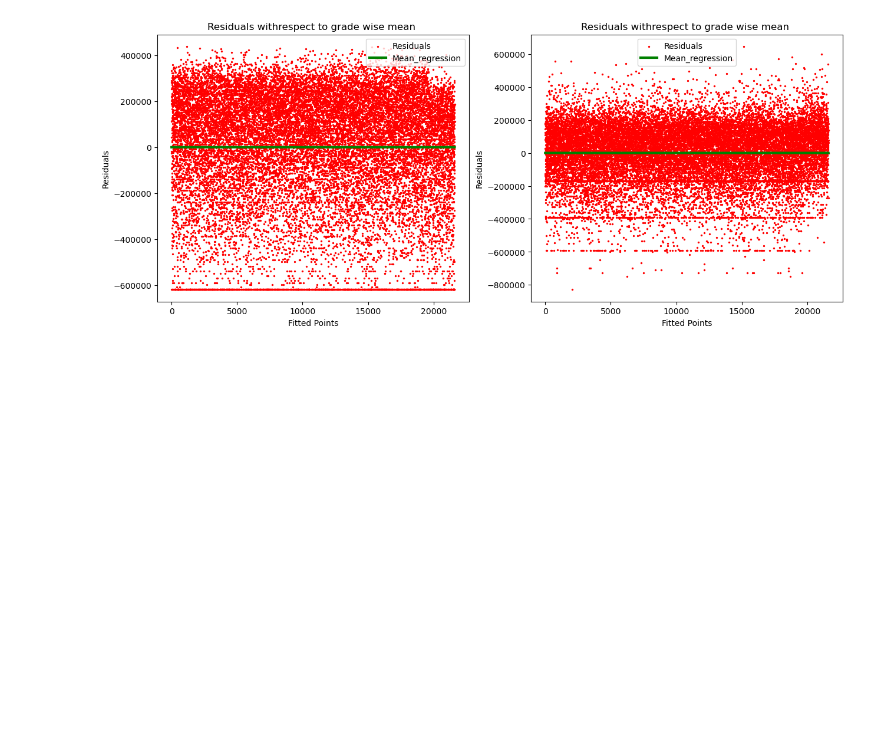
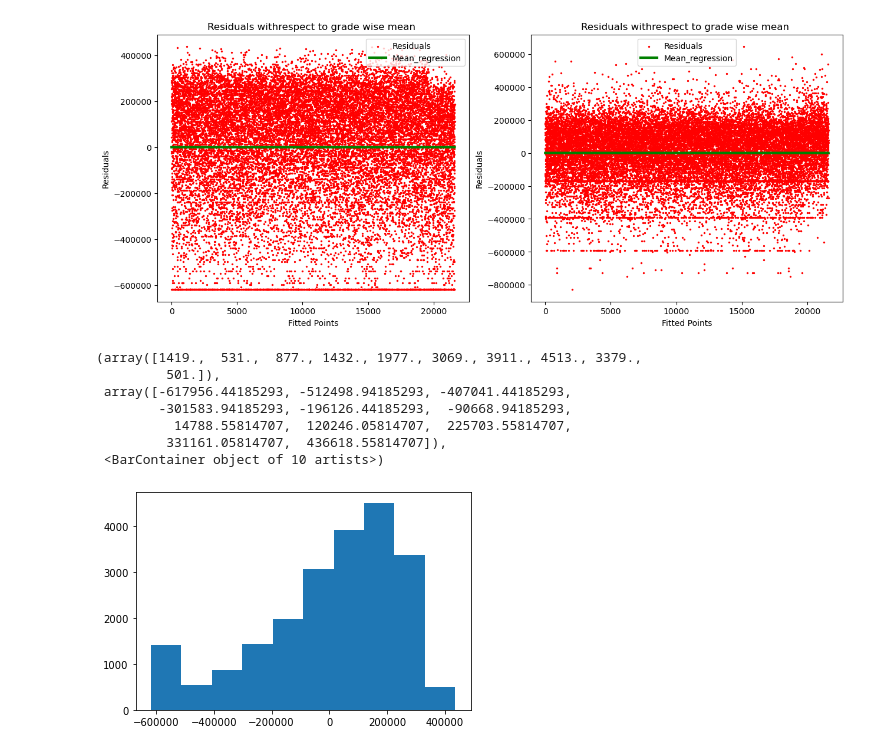
Before and after one commit to VelampalepuRohitAnjaniKumar/Machine-Learning-, a Jupyter notebook: Linear Regression/Predction _Model 1.ipynb, the cells around one changed output. Cells and saved outputs as stored; diff of their text form; code cells hidden in the pictures; blank space fills up the shorter version.

```diff
--- a/Linear Regression/Predction _Model 1.ipynb
+++ b/Linear Regression/Predction _Model 1.ipynb
@@ -176,3 +176,14 @@ plt.title("Residuals withrespect to grade wise mean ")
 # %% [output]
 Text(0.5, 1.0, 'Residuals withrespect to grade wise mean ')
 [figure]
+# %%
+plt.hist(mean_diff)
+# %% [output]
+(array([1419.,  531.,  877., 1432., 1977., 3069., 3911., 4513., 3379.,
+         501.]),
+ array([-617956.44185293, -512498.94185293, -407041.44185293,
+        -301583.94185293, -196126.44185293,  -90668.94185293,
+          14788.55814707,  120246.05814707,  225703.55814707,
+         331161.05814707,  436618.55814707]),
+ <BarContainer object of 10 artists>)
+[figure, added]
```
